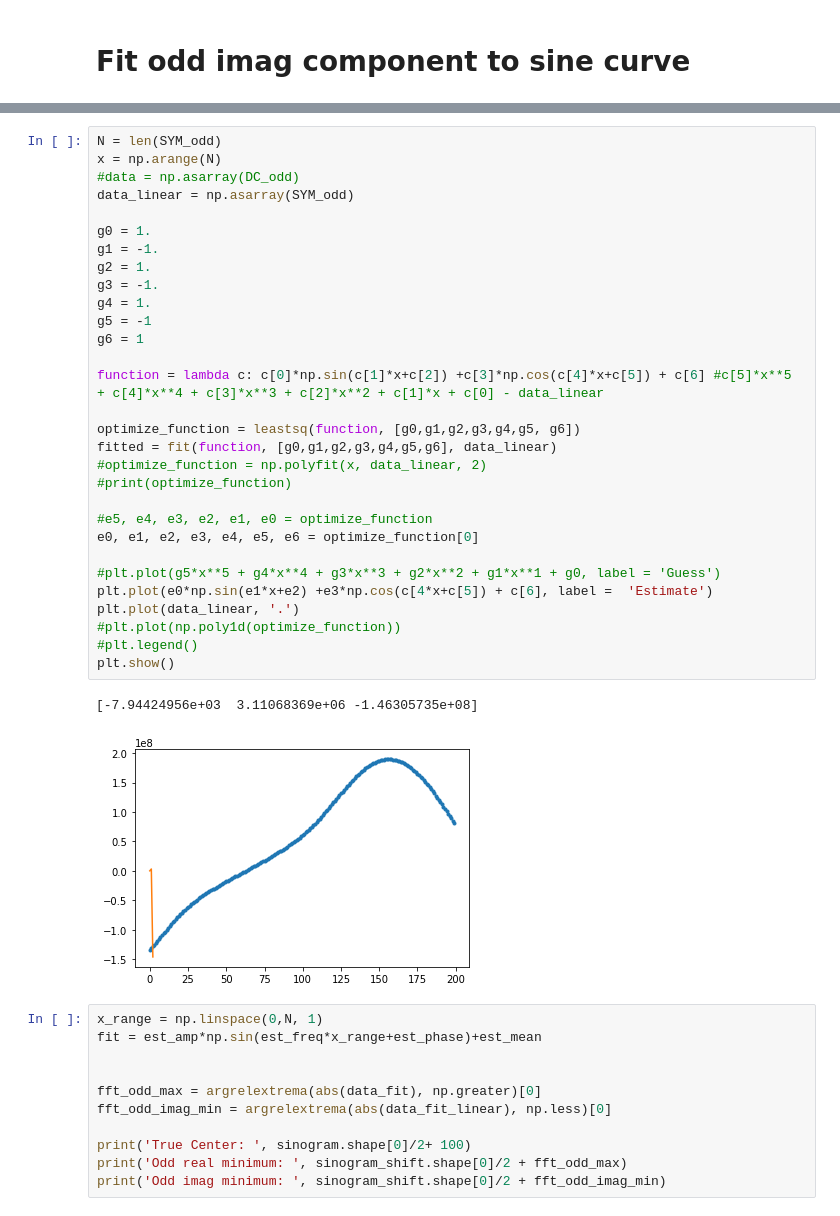
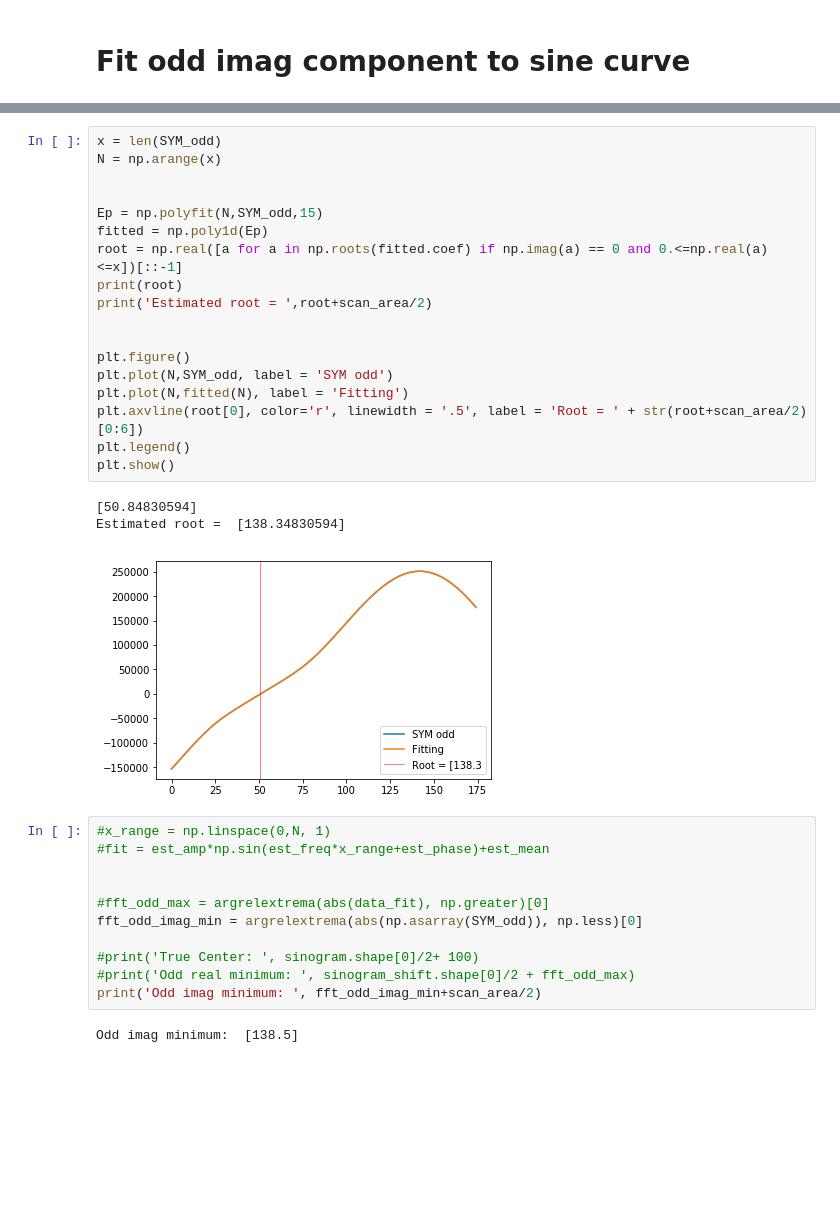
Before and after one commit to everettvacek/rotationCenter, a Jupyter notebook: Scan_crop_pad.ipynb, the cells around one changed output, grey strips where cells are left out. Saved outputs shown, nothing was run; the diff lists cells and outputs as text; blank space fills up the shorter version.

```diff
--- a/Scan_crop_pad.ipynb
+++ b/Scan_crop_pad.ipynb
@@ -229,47 +167,38 @@ plt.show()
-# %%
-N = len(SYM_odd)
-x = np.arange(N)
-#data = np.asarray(DC_odd)
-data_linear = np.asarray(SYM_odd)
-
-g0 = 1.
-g1 = -1.
-g2 = 1.
-g3 = -1.
-g4 = 1.
-g5 = -1
-g6 = 1
-
-function = lambda c: c[0]*np.sin(c[1]*x+c[2]) +c[3]*np.cos(c[4]*x+c[5]) + c[6] #c[5]*x**5 + c[4]*x**4 + c[3]*x**3 + c[2]*x**2 + c[1]*x + c[0] - data_linear
-
-optimize_function = leastsq(function, [g0,g1,g2,g3,g4,g5, g6])
-fitted = fit(function, [g0,g1,g2,g3,g4,g5,g6], data_linear)
-#optimize_function = np.polyfit(x, data_linear, 2)
-#print(optimize_function)
-
-#e5, e4, e3, e2, e1, e0 = optimize_function
-e0, e1, e2, e3, e4, e5, e6 = optimize_function[0]
-
-#plt.plot(g5*x**5 + g4*x**4 + g3*x**3 + g2*x**2 + g1*x**1 + g0, label = 'Guess')
-plt.plot(e0*np.sin(e1*x+e2) +e3*np.cos(c[4*x+c[5]) + c[6], label =  'Estimate')
-plt.plot(data_linear, '.')
-#plt.plot(np.poly1d(optimize_function))
-#plt.legend()
-plt.show()
-# %% [output]
-[-7.94424956e+03  3.11068369e+06 -1.46305735e+08]
-[figure, removed]
+# %%
+x = len(SYM_odd)
+N = np.arange(x)
+
+
+Ep = np.polyfit(N,SYM_odd,15)
+fitted = np.poly1d(Ep)
+root = np.real([a for a in np.roots(fitted.coef) if np.imag(a) == 0 and 0.<=np.real(a)<=x])[::-1]
+print(root)
+print('Estimated root = ',root+scan_area/2)
+
+
+plt.figure()
+plt.plot(N,SYM_odd, label = 'SYM odd')
+plt.plot(N,fitted(N), label = 'Fitting')
+plt.axvline(root[0], color='r', linewidth = '.5', label = 'Root = ' + str(root+scan_area/2)[0:6])
+plt.legend()
+plt.show()
+# %% [output]
+[50.84830594]
+Estimated root =  [138.34830594]
+[figure, added]
 # %%
-x_range = np.linspace(0,N, 1)
-fit = est_amp*np.sin(est_freq*x_range+est_phase)+est_mean
+#x_range = np.linspace(0,N, 1)
+#fit = est_amp*np.sin(est_freq*x_range+est_phase)+est_mean
 
 
-fft_odd_max = argrelextrema(abs(data_fit), np.greater)[0]
-fft_odd_imag_min = argrelextrema(abs(data_fit_linear), np.less)[0]
+#fft_odd_max = argrelextrema(abs(data_fit), np.greater)[0]
+fft_odd_imag_min = argrelextrema(abs(np.asarray(SYM_odd)), np.less)[0]
 
-print('True Center: ', sinogram.shape[0]/2+ 100)
-print('Odd real minimum: ', sinogram_shift.shape[0]/2 + fft_odd_max)
-print('Odd imag minimum: ', sinogram_shift.shape[0]/2 + fft_odd_imag_min)
+#print('True Center: ', sinogram.shape[0]/2+ 100)
+#print('Odd real minimum: ', sinogram_shift.shape[0]/2 + fft_odd_max)
+print('Odd imag minimum: ', fft_odd_imag_min+scan_area/2)
+# %% [output]
+Odd imag minimum:  [138.5]
 # %%
 y = np.load('rowsum.npy')[::-1]
 x = np.linspace(0,len(y),len(y))
```
Also changed, not shown: parts of 11 cells of this notebook, 1 other file.
